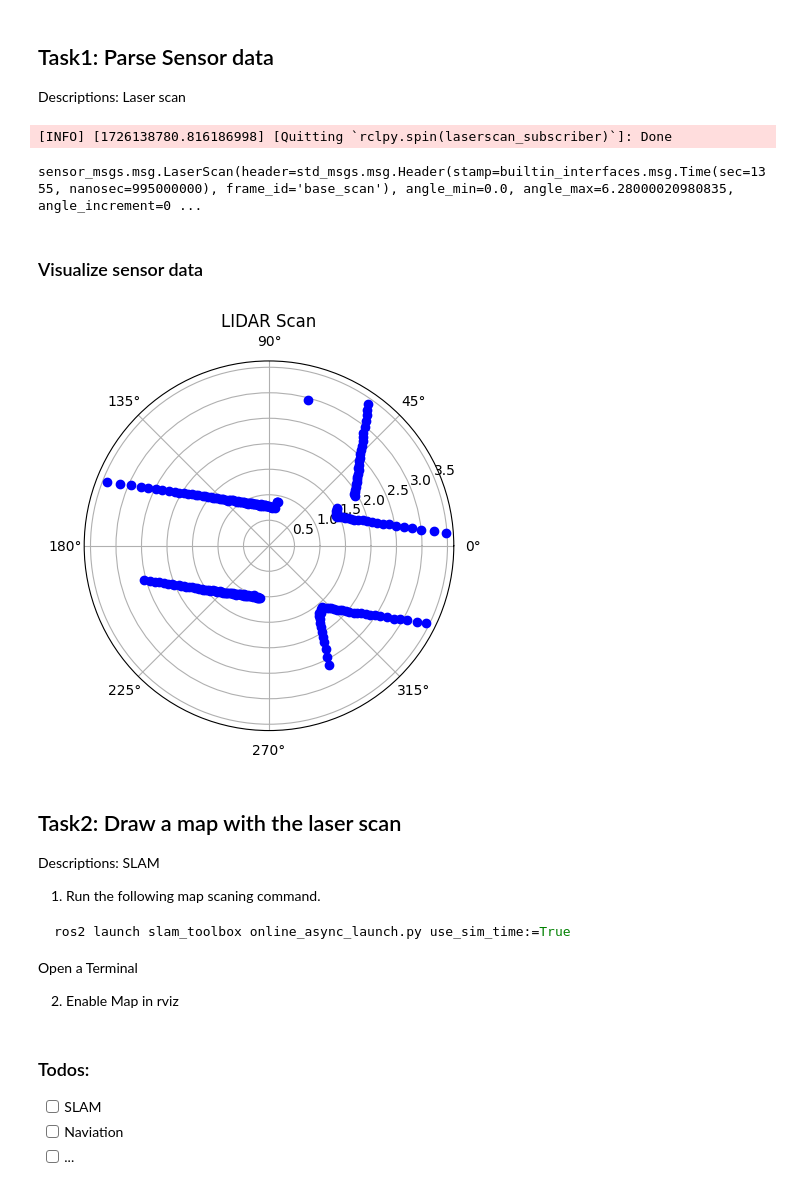
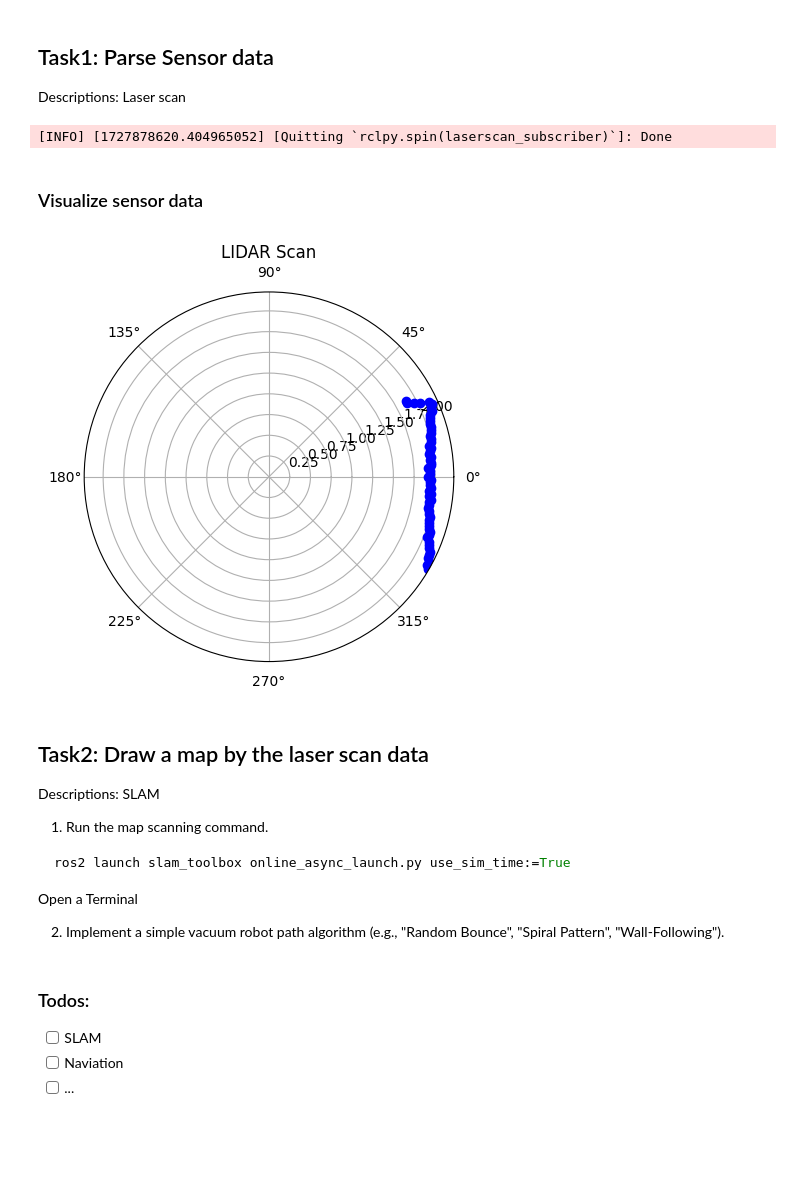
Before and after one commit to IntEL4CoRo/iis-exercises, a Jupyter notebook: 03_senors/sensors.ipynb, the cells around one changed output. Saved outputs shown, nothing was run; the diff lists cells and outputs as text; code cells hidden in the pictures; blank space fills up the shorter version.

````diff
--- a/03_senors/sensors.ipynb
+++ b/03_senors/sensors.ipynb
@@ -49,40 +50,44 @@ Box(children=(FloatSlider(value=0.0, description='Moving', max=0.5, min=-0.5, or
 
 Descriptions: Laser scan
 # %%
-# fetch sensor data from callback function
 from sensor_msgs.msg import LaserScan
 
-scan_data = {}
+def start_scan(scan_callback):
+    laserscan_subscriber = utils.LaserScanSubscriber(callback=scan_callback)
+    try:
+        rclpy.spin(laserscan_subscriber)
+    except KeyboardInterrupt:
+        rclpy.logging.get_logger("Quitting `rclpy.spin(laserscan_subscriber)`").info('Laser Data Listening Stopped!')
 
-def scan_callback(msg):
-    global scan_data
-    scan_data = msg
-    raise KeyboardInterrupt
+    laserscan_subscriber.subscription.destroy()
+    laserscan_subscriber.destroy_node()
 
-laserscan_subscriber = utils.LaserScanSubscriber(callback=scan_callback)
 
-try:
-    rclpy.spin(laserscan_subscriber)
-except KeyboardInterrupt:
-    rclpy.logging.get_logger("Quitting `rclpy.spin(laserscan_subscriber)`").info('Done')
+scan_data_series = []
+# Fetch 10 sensor data message
+def fetch_data(msg):
+    global scan_data_series
+    scan_data_series.append(msg)
+    if len(scan_data_series) > 9:
+        raise KeyboardInterrupt
 
-laserscan_subscriber.subscription.destroy()
-laserscan_subscriber.destroy_node()
-
-scan_data
+start_scan(fetch_data)
+scan_data = scan_data_series[-1]
 # %% [output]
-[INFO] [1726138780.816186998] [Quitting `rclpy.spin(laserscan_subscriber)`]: Done
+[INFO] [1727878620.404965052] [Quitting `rclpy.spin(laserscan_subscriber)`]: Done
-sensor_msgs.msg.LaserScan(header=std_msgs.msg.Header(stamp=builtin_interfaces.msg.Time(sec=1355, nanosec=995000000), frame_id='base_scan'), angle_min=0.0, angle_max=6.28000020980835, angle_increment=0 ...
 # %% [markdown]
 ### Visualize sensor data
-# %%
-import numpy as np
-import matplotlib.pyplot as plt
-
-angles = np.arange(scan_data.angle_min, scan_data.angle_max, scan_data.angle_increment)
-distances = np.array(scan_data.ranges)
-plt.polar(angles, distances, 'bo')
-plt.title('LIDAR Scan')
-plt.show()
-# %% [output]
-[figure, removed]
+# %%
+# Example of how to plot the data
+import numpy as np
+import matplotlib.pyplot as plt
+
+ranges = np.array(scan_data.ranges)
+angle = 180
+angles = np.arange(-angle * scan_data.angle_increment, angle * scan_data.angle_increment, scan_data.angle_increment)
+distances = np.concatenate((ranges[-angle:], ranges[:angle]))
+plt.polar(angles, distances, 'bo')
+plt.title('LIDAR Scan')
+plt.show()
+# %% [output]
+[figure, added]
@@ -89,14 +96,14 @@ plt.show()
 # %% [markdown]
-## Task2: Draw a map with the laser scan
+## Task2: Draw a map by the laser scan data
 
 
 Descriptions: SLAM
 
-1. Run the following map scaning command.
+1. Run the map scanning command.
 
 ```bash
 ros2 launch slam_toolbox online_async_launch.py use_sim_time:=True
 ```
 <button data-commandlinker-command="terminal:create-new" class="jupyter-button">Open a Terminal</button>
 
-2. Enable Map in rviz
+2. Implement a simple vacuum robot path algorithm (e.g., "Random Bounce", "Spiral Pattern", "Wall-Following").
````
Also changed, not shown: parts of 4 cells of this notebook.
